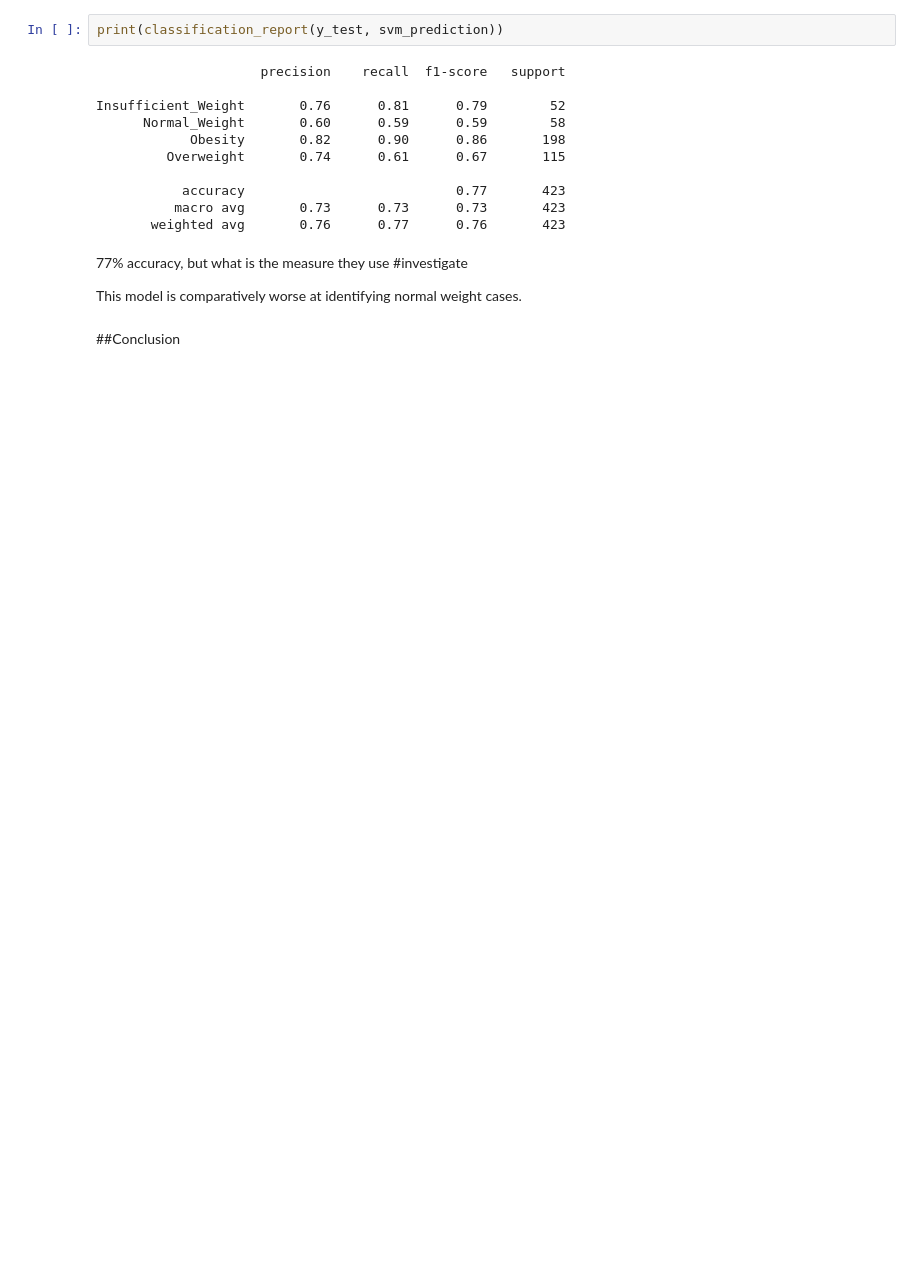
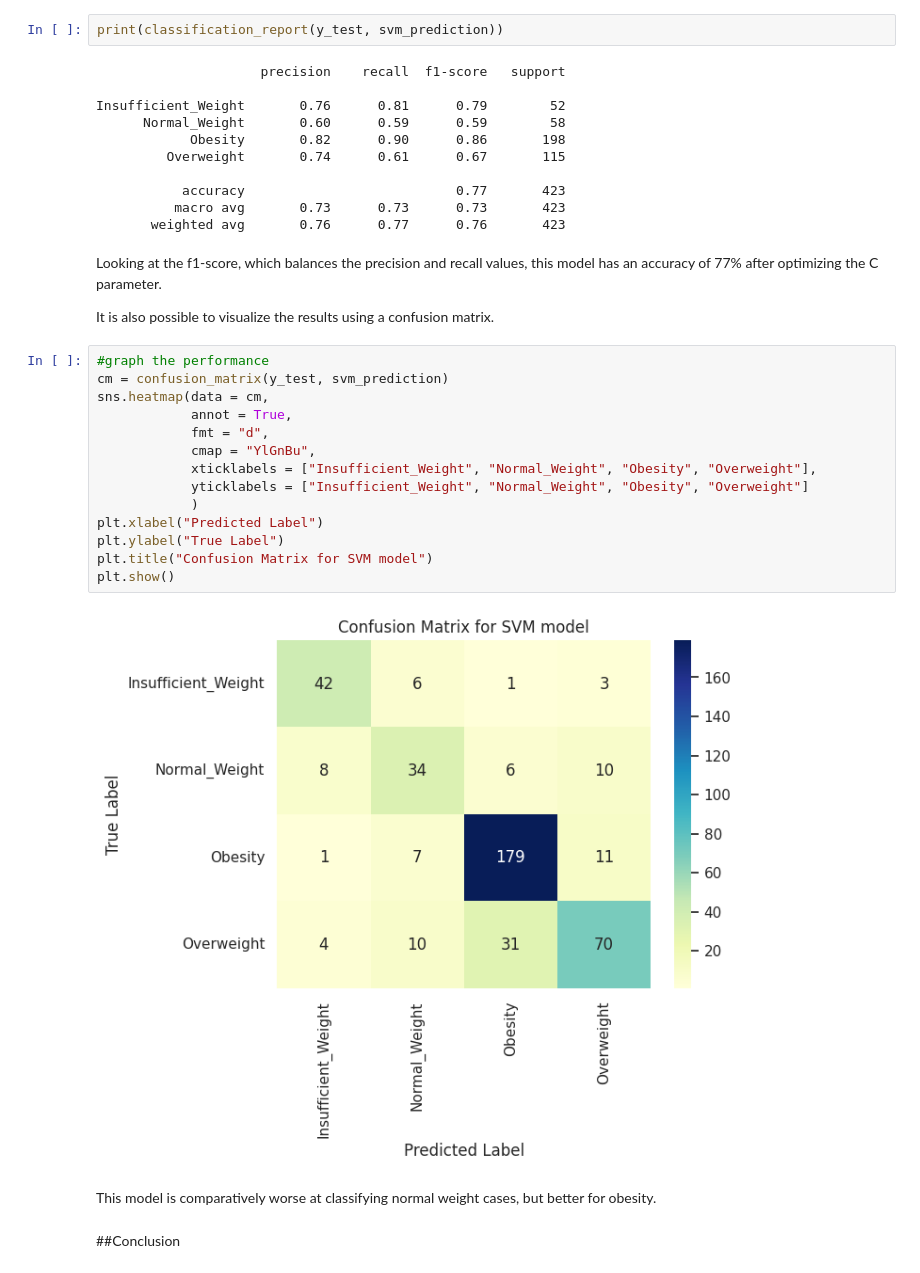
Before and after one commit to zsturk/Dat402_Proj1, a Jupyter notebook: DAT 402 Project 1.ipynb, the cells around one changed output. Cells and saved outputs as stored; diff of their text form; blank space fills up the shorter version.

```diff
--- a/DAT 402 Project 1.ipynb
+++ b/DAT 402 Project 1.ipynb
@@ -338,9 +351,27 @@ Insufficient_Weight       0.76      0.81      0.79        52
            accuracy                           0.77       423
           macro avg       0.73      0.73      0.73       423
        weighted avg       0.76      0.77      0.76       423
+# %% [markdown]
+Looking at the f1-score, which balances the precision and recall values, this model has an accuracy of 77% after optimizing the C parameter.
+
+It is also possible to visualize the results using a confusion matrix.
+# %%
+#graph the performance
+cm = confusion_matrix(y_test, svm_prediction)
+sns.heatmap(data = cm,
+            annot = True,
+            fmt = "d",
+            cmap = "YlGnBu",
+            xticklabels = ["Insufficient_Weight", "Normal_Weight", "Obesity", "Overweight"],
+            yticklabels = ["Insufficient_Weight", "Normal_Weight", "Obesity", "Overweight"]
+            )
+plt.xlabel("Predicted Label")
+plt.ylabel("True Label")
+plt.title("Confusion Matrix for SVM model")
+plt.show()
+# %% [output]
+[figure, added]
 # %% [markdown]
-77% accuracy, but what is the measure they use #investigate
-
-This model is comparatively worse at identifying normal weight cases.
+This model is comparatively worse at classifying normal weight cases, but better for obesity.
 # %% [markdown]
 ##Conclusion
```
Also changed, not shown: parts of 5 cells of this notebook.
